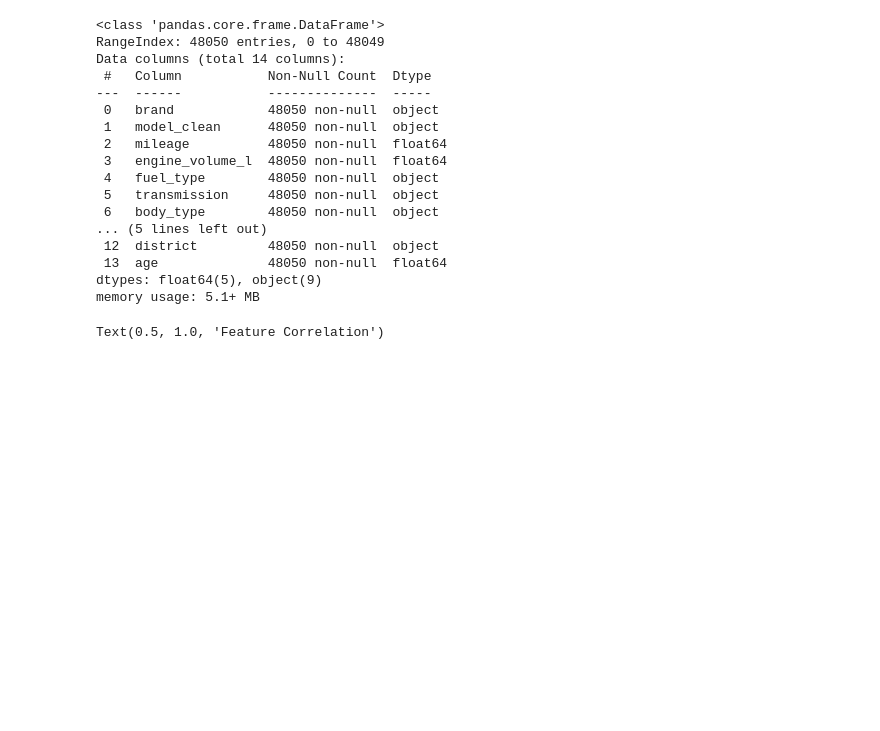
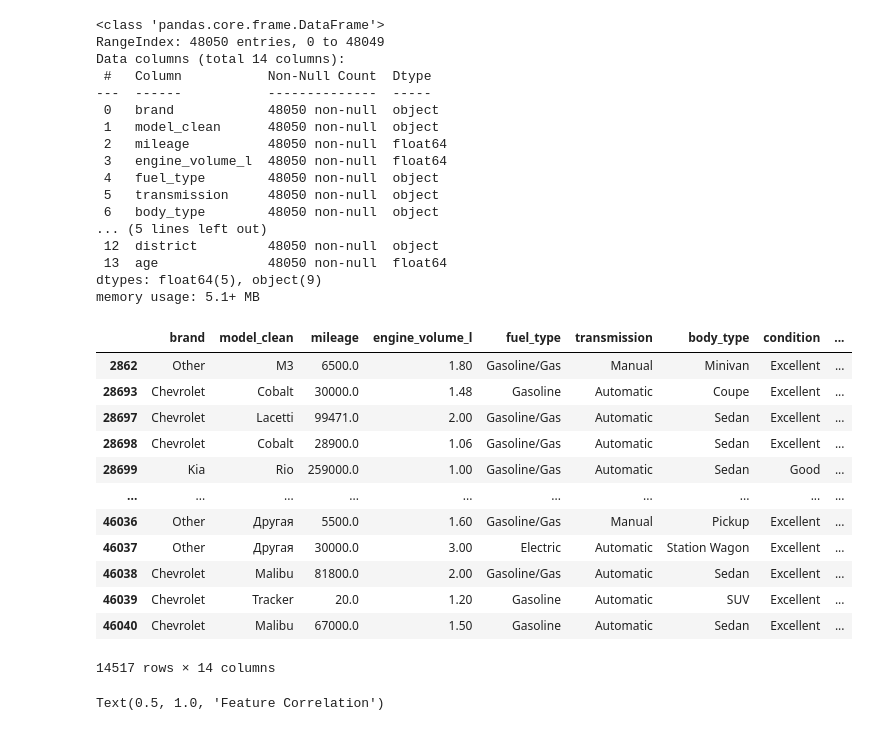
Before and after one commit to Javoh20111/Uzbekistan-car-analysis, a Jupyter notebook: notebooks/05_predictive_model.ipynb, the cells around one changed output. Cells and saved outputs as stored; diff of their text form; code cells hidden in the pictures; blank space fills up the shorter version.

```diff
--- a/notebooks/05_predictive_model.ipynb
+++ b/notebooks/05_predictive_model.ipynb
@@ -34,6 +34,22 @@ Data columns (total 14 columns):
  13  age              48050 non-null  float64
 dtypes: float64(5), object(9)
 memory usage: 5.1+ MB
+# %%
+car_dataset.loc[car_dataset['price_usd'] > 12000]
+# %% [output]
+|  | brand | model_clean | mileage | engine_volume_l | fuel_type | transmission | body_type | condition | ... |
+| 2862 | Other | M3 | 6500.0 | 1.80 | Gasoline/Gas | Manual | Minivan | Excellent | ... |
+| 28693 | Chevrolet | Cobalt | 30000.0 | 1.48 | Gasoline | Automatic | Coupe | Excellent | ... |
+| 28697 | Chevrolet | Lacetti | 99471.0 | 2.00 | Gasoline/Gas | Automatic | Sedan | Excellent | ... |
+| 28698 | Chevrolet | Cobalt | 28900.0 | 1.06 | Gasoline/Gas | Automatic | Sedan | Excellent | ... |
+| 28699 | Kia | Rio | 259000.0 | 1.00 | Gasoline/Gas | Automatic | Sedan | Good | ... |
+| ... | ... | ... | ... | ... | ... | ... | ... | ... | ... |
+| 46036 | Other | Другая | 5500.0 | 1.60 | Gasoline/Gas | Manual | Pickup | Excellent | ... |
+| 46037 | Other | Другая | 30000.0 | 3.00 | Electric | Automatic | Station Wagon | Excellent | ... |
+| 46038 | Chevrolet | Malibu | 81800.0 | 2.00 | Gasoline/Gas | Automatic | Sedan | Excellent | ... |
+| 46039 | Chevrolet | Tracker | 20.0 | 1.20 | Gasoline | Automatic | SUV | Excellent | ... |
+| 46040 | Chevrolet | Malibu | 67000.0 | 1.50 | Gasoline | Automatic | Sedan | Excellent | ... |
+14517 rows × 14 columns
 # %%
 plt.figure(figsize = (10,8))
 numeric_data = car_dataset.select_dtypes(include=[np.number])
```
Also changed, not shown: 6 other files.
